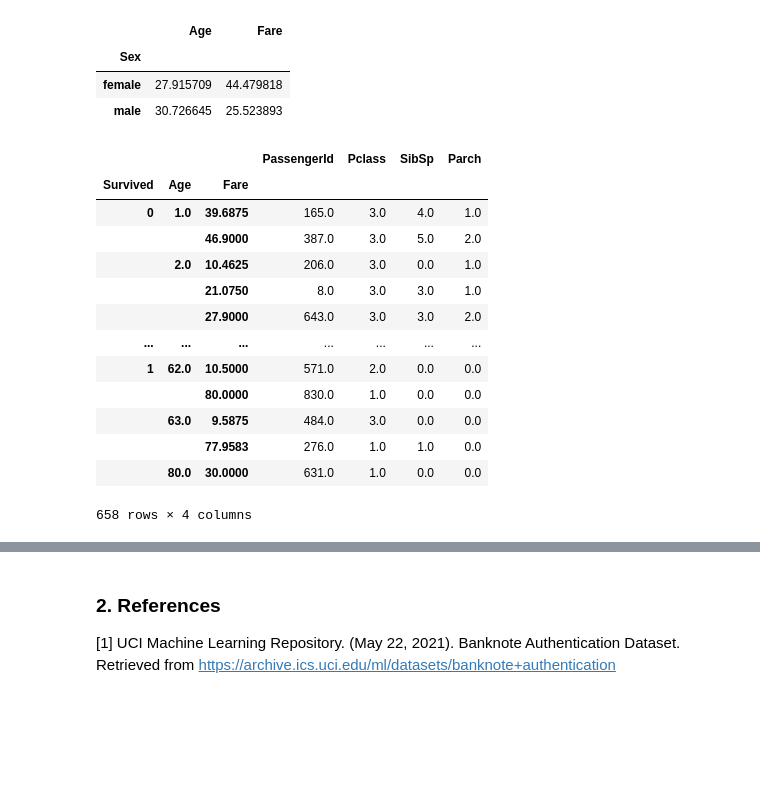
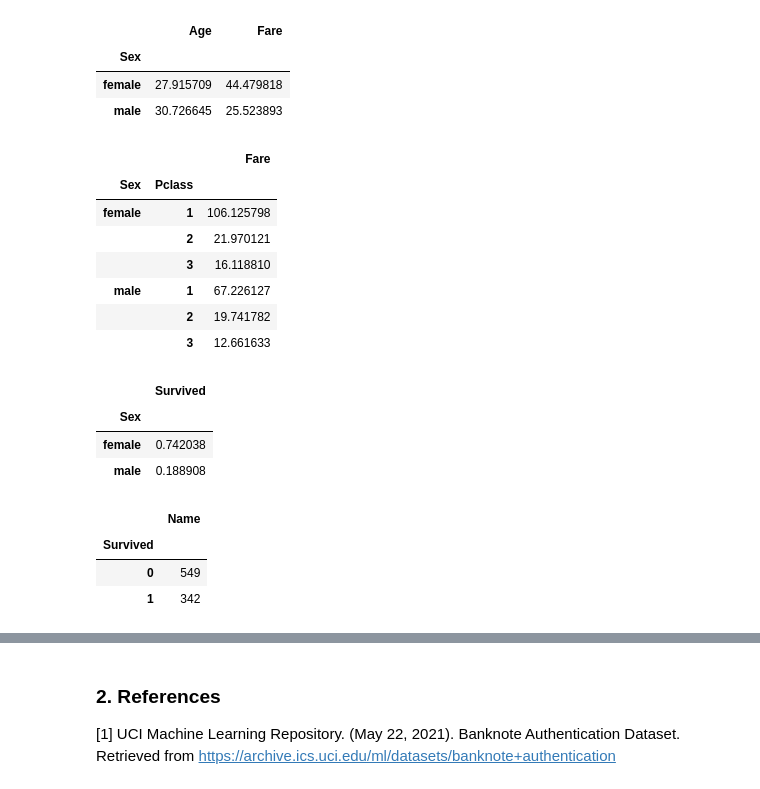
Before and after one commit to alexismenanieves/Pandas_Practice, a Jupyter notebook: Pandas_Practice_Notebook.ipynb, the cells around one changed output, grey strips where cells are left out. Cells and saved outputs as stored; diff of their text form; code cells hidden in the pictures; blank space fills up the shorter version.

```diff
--- a/Pandas_Practice_Notebook.ipynb
+++ b/Pandas_Practice_Notebook.ipynb
@@ -382,20 +382,32 @@ df_tc.groupby('Sex')[['Age','Fare']].mean()
 | female | 27.915709 | 44.479818 |
 | male | 30.726645 | 25.523893 |
 # %%
-# Now what if we want to group by survival, then age, then fare?
-df_tc.groupby(['Sex','Age','Fare']).mean()
+# Now what if we want to group by survival, then class, and see the average fare?
+df_tc.groupby(['Sex','Pclass'])[['Fare']].mean()
+#. It seems that females paid more on average
 # %% [output]
-|  |  |  | PassengerId | Pclass | SibSp | Parch |
-| Survived | Age | Fare |  |  |  |  |
-| 0 | 1.0 | 39.6875 | 165.0 | 3.0 | 4.0 | 1.0 |
-|  |  | 46.9000 | 387.0 | 3.0 | 5.0 | 2.0 |
-|  | 2.0 | 10.4625 | 206.0 | 3.0 | 0.0 | 1.0 |
-|  |  | 21.0750 | 8.0 | 3.0 | 3.0 | 1.0 |
-|  |  | 27.9000 | 643.0 | 3.0 | 3.0 | 2.0 |
-| ... | ... | ... | ... | ... | ... | ... |
-| 1 | 62.0 | 10.5000 | 571.0 | 2.0 | 0.0 | 0.0 |
-|  |  | 80.0000 | 830.0 | 1.0 | 0.0 | 0.0 |
-|  | 63.0 | 9.5875 | 484.0 | 3.0 | 0.0 | 0.0 |
-|  |  | 77.9583 | 276.0 | 1.0 | 1.0 | 0.0 |
-|  | 80.0 | 30.0000 | 631.0 | 1.0 | 0.0 | 0.0 |
+|  |  | Fare |
+| Sex | Pclass |  |
+| female | 1 | 106.125798 |
+|  | 2 | 21.970121 |
+|  | 3 | 16.118810 |
+| male | 1 | 67.226127 |
+|  | 2 | 19.741782 |
+|  | 3 | 12.661633 |
-658 rows × 4 columns
+# %%
+# What was the survival rate by sex?
+df_tc.groupby(['Sex'])[['Survived']].mean()
+# Females got more chances to survive than males
+# %% [output]
+|  | Survived |
+| Sex |  |
+| female | 0.742038 |
+| male | 0.188908 |
+# %%
+# How many passengers survived?
+df_tc.groupby(['Survived'])[['Name']].count()
+# %% [output]
+|  | Name |
+| Survived |  |
+| 0 | 549 |
+| 1 | 342 |
```
Also changed, not shown: parts of 4 cells of this notebook.
